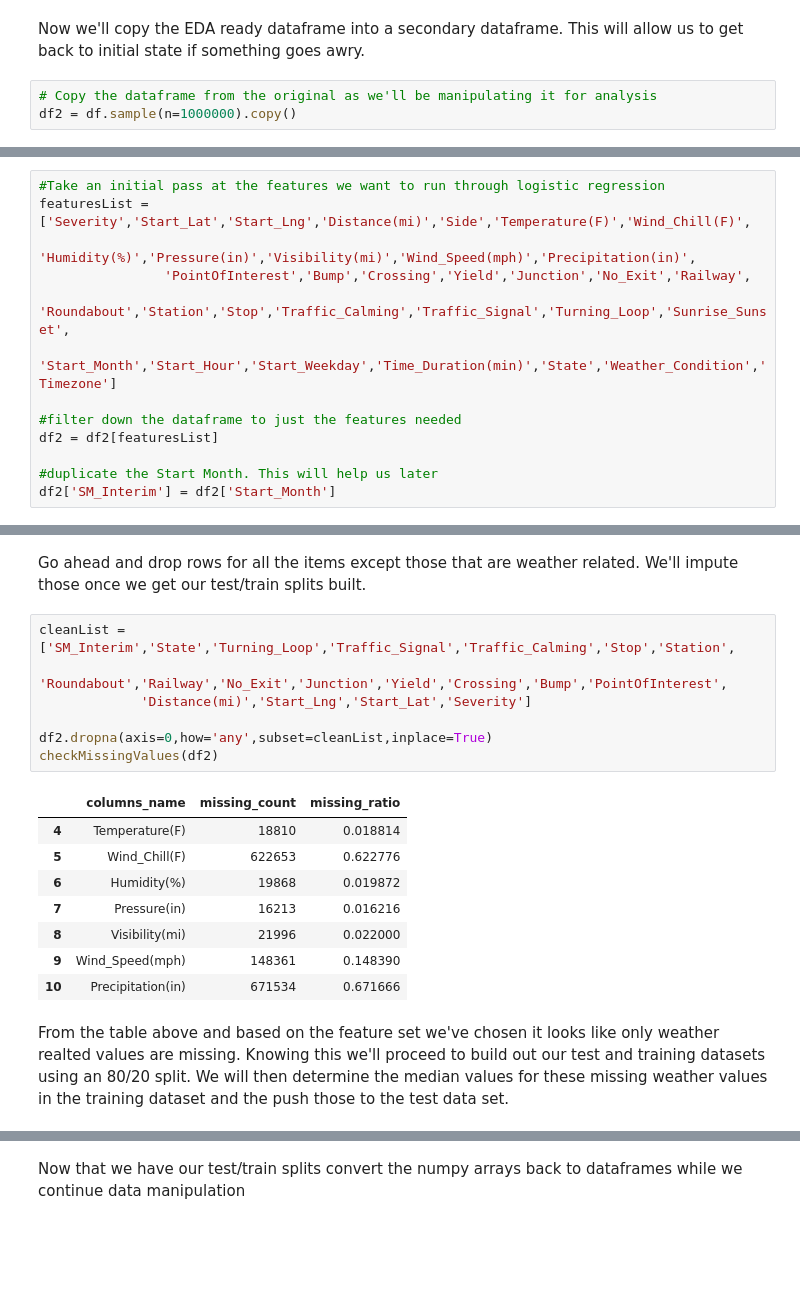
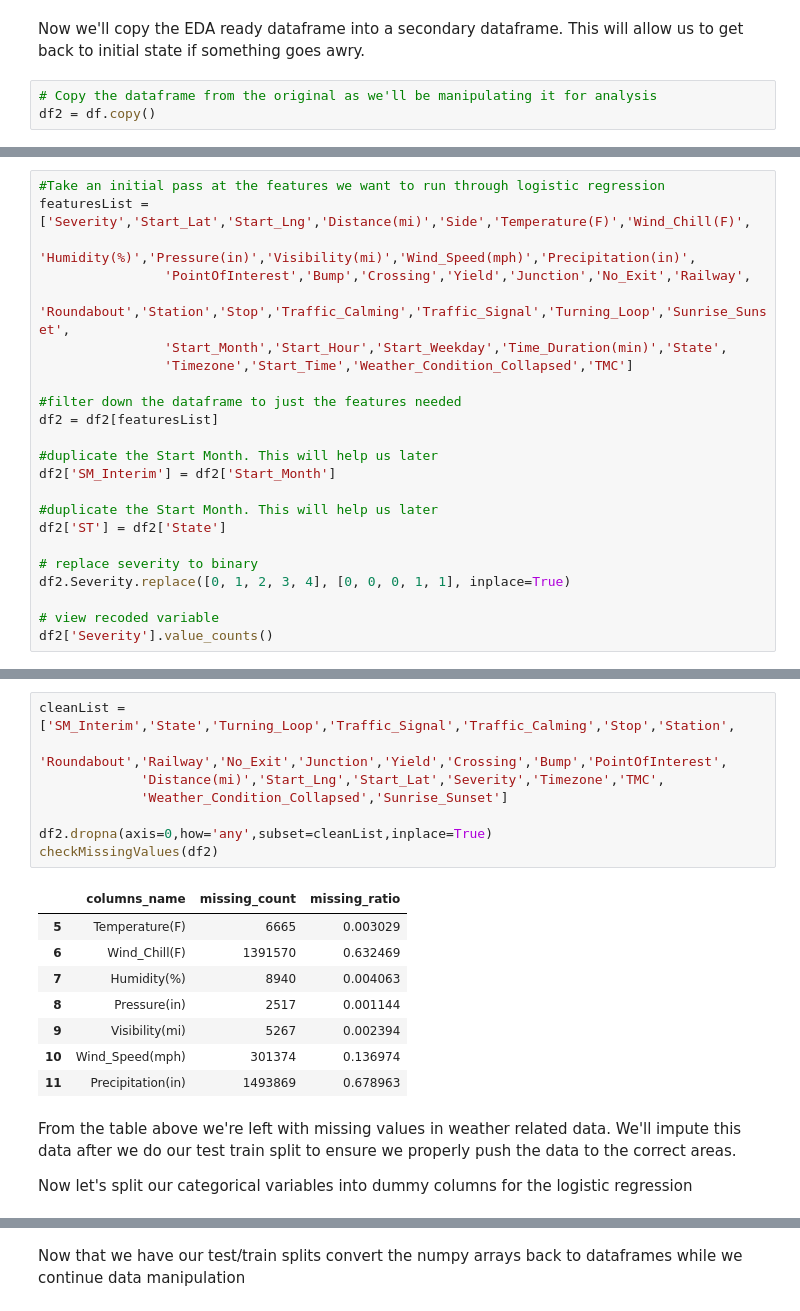
Before and after one commit to jbcroom/DS7331ProjectRepo, a Jupyter notebook: Mini Project/JB_AR_BC_SO_Mini_Project.ipynb, the cells around one changed output, grey strips where cells are left out. Cells and saved outputs as stored; diff of their text form; blank space fills up the shorter version.

```diff
--- a/Mini Project/JB_AR_BC_SO_Mini_Project.ipynb
+++ b/Mini Project/JB_AR_BC_SO_Mini_Project.ipynb
@@ -129,4 +130,4 @@ HBox(children=(IntProgress(value=0, description='Pandas Apply', max=2974313, sty
 Now we'll copy the EDA ready dataframe into a secondary dataframe. This will allow us to get back to initial state if something goes awry.
 # %%
 # Copy the dataframe from the original as we'll be manipulating it for analysis
-df2 = df.sample(n=1000000).copy()
+df2 = df.copy()
@@ -138,10 +150,20 @@ featuresList = ['Severity','Start_Lat','Start_Lng','Distance(mi)','Side','Temper
                 'Humidity(%)','Pressure(in)','Visibility(mi)','Wind_Speed(mph)','Precipitation(in)',
                 'PointOfInterest','Bump','Crossing','Yield','Junction','No_Exit','Railway',
                 'Roundabout','Station','Stop','Traffic_Calming','Traffic_Signal','Turning_Loop','Sunrise_Sunset',
-                'Start_Month','Start_Hour','Start_Weekday','Time_Duration(min)','State','Weather_Condition','Timezone']
+                'Start_Month','Start_Hour','Start_Weekday','Time_Duration(min)','State',
+                'Timezone','Start_Time','Weather_Condition_Collapsed','TMC']
 
 #filter down the dataframe to just the features needed
 df2 = df2[featuresList]
 
 #duplicate the Start Month. This will help us later
 df2['SM_Interim'] = df2['Start_Month']
+
+#duplicate the Start Month. This will help us later
+df2['ST'] = df2['State']
+
+# replace severity to binary
+df2.Severity.replace([0, 1, 2, 3, 4], [0, 0, 0, 1, 1], inplace=True)
+
+# view recoded variable
+df2['Severity'].value_counts()
@@ -194,20 +197,21 @@ checkMissingValues(df2)
-# %% [markdown]
-Go ahead and drop rows for all the items except those that are weather related. We'll impute those once we get our test/train splits built.
 # %%
 cleanList = ['SM_Interim','State','Turning_Loop','Traffic_Signal','Traffic_Calming','Stop','Station',
              'Roundabout','Railway','No_Exit','Junction','Yield','Crossing','Bump','PointOfInterest',
-             'Distance(mi)','Start_Lng','Start_Lat','Severity']
+             'Distance(mi)','Start_Lng','Start_Lat','Severity','Timezone','TMC',
+             'Weather_Condition_Collapsed','Sunrise_Sunset']
 
 df2.dropna(axis=0,how='any',subset=cleanList,inplace=True)
 checkMissingValues(df2)
 # %% [output]
 |  | columns_name | missing_count | missing_ratio |
-| 4 | Temperature(F) | 18810 | 0.018814 |
-| 5 | Wind_Chill(F) | 622653 | 0.622776 |
-| 6 | Humidity(%) | 19868 | 0.019872 |
-| 7 | Pressure(in) | 16213 | 0.016216 |
-| 8 | Visibility(mi) | 21996 | 0.022000 |
-| 9 | Wind_Speed(mph) | 148361 | 0.148390 |
-| 10 | Precipitation(in) | 671534 | 0.671666 |
+| 5 | Temperature(F) | 6665 | 0.003029 |
+| 6 | Wind_Chill(F) | 1391570 | 0.632469 |
+| 7 | Humidity(%) | 8940 | 0.004063 |
+| 8 | Pressure(in) | 2517 | 0.001144 |
+| 9 | Visibility(mi) | 5267 | 0.002394 |
+| 10 | Wind_Speed(mph) | 301374 | 0.136974 |
+| 11 | Precipitation(in) | 1493869 | 0.678963 |
-# %% [markdown]
-From the table above and based on the feature set we've chosen it looks like only weather realted values are missing. Knowing this we'll proceed to build out our test and training datasets using an 80/20 split. We will then determine the median values for these missing weather values in the training dataset and the push those to the test data set.
+# %% [markdown]
+From the table above we're left with missing values in weather related data. We'll impute this data after we do our test train split to ensure we properly push the data to the correct areas.
+
+Now let's split our categorical variables into dummy columns for the logistic regression
```
Also changed, not shown: parts of 89 cells of this notebook, 1 other file.
